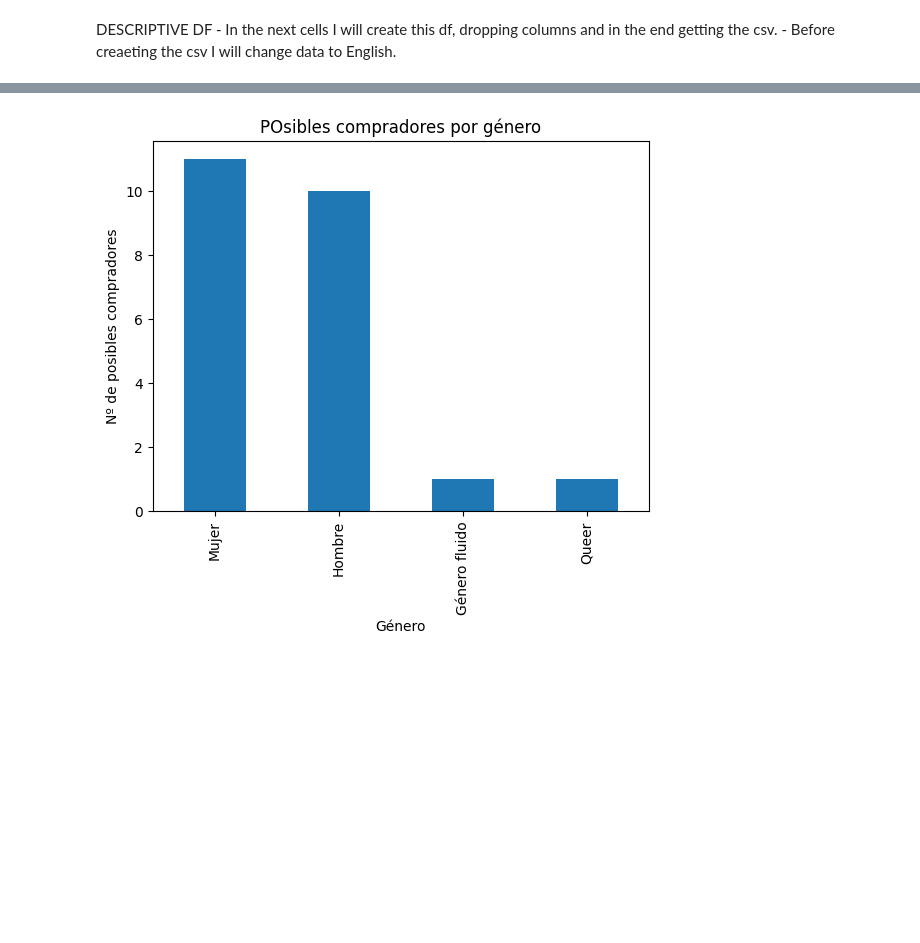
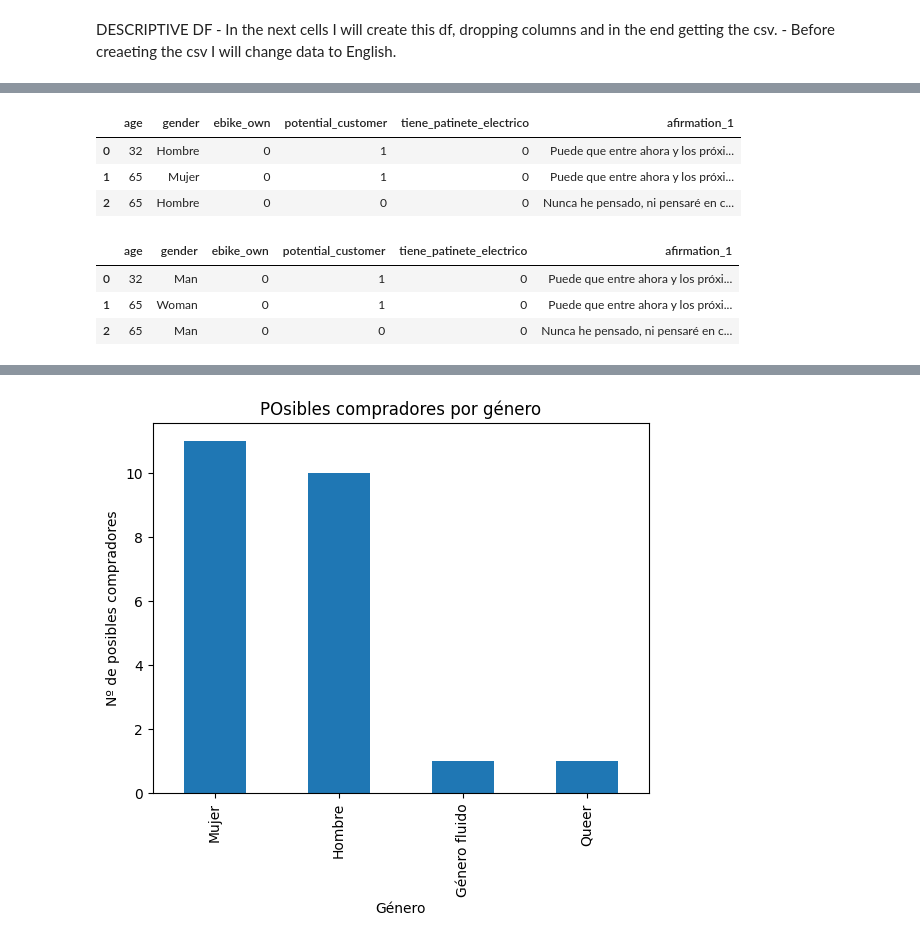
Before and after one commit to Auzmendi/project-6, a Jupyter notebook: df_ebike.ipynb, the cells around one changed output, grey strips where cells are left out. Saved outputs shown, nothing was run; the diff lists cells and outputs as text; code cells hidden in the pictures; blank space fills up the shorter version.

```diff
--- a/df_ebike.ipynb
+++ b/df_ebike.ipynb
@@ -169,0 +170,25 @@ descriptive_df.head(3)
+# %%
+nombres_columnas = {
+    'edad':'age',
+    'sexo':'gender',
+    'tiene_ebike': 'ebike_own',
+    'ha_pensado_comprar_ebike': 'potential_customer',
+    'afirmacion_1':'afirmation_1',
+    'afirmacion_2':'afirmation_2'
+}
+descriptive_df.rename(columns=nombres_columnas, inplace=True)
+descriptive_df.head(3)
+# %% [output]
+|  | age | gender | ebike_own | potential_customer | tiene_patinete_electrico | afirmation_1 |
+| 0 | 32 | Hombre | 0 | 1 | 0 | Puede que entre ahora y los próxi... |
+| 1 | 65 | Mujer | 0 | 1 | 0 | Puede que entre ahora y los próxi... |
+| 2 | 65 | Hombre | 0 | 0 | 0 | Nunca he pensado, ni pensaré en c... |
+# %%
+descriptive_df['gender'] = descriptive_df['gender'].str.replace('Hombre','Man')
+descriptive_df['gender'] = descriptive_df['gender'].str.replace('Mujer','Woman')
+descriptive_df.head(3)
+# %% [output]
+|  | age | gender | ebike_own | potential_customer | tiene_patinete_electrico | afirmation_1 |
+| 0 | 32 | Man | 0 | 1 | 0 | Puede que entre ahora y los próxi... |
+| 1 | 65 | Woman | 0 | 1 | 0 | Puede que entre ahora y los próxi... |
+| 2 | 65 | Man | 0 | 0 | 0 | Nunca he pensado, ni pensaré en c... |
```
Also changed, not shown: parts of 8 cells of this notebook, 1 other file.
